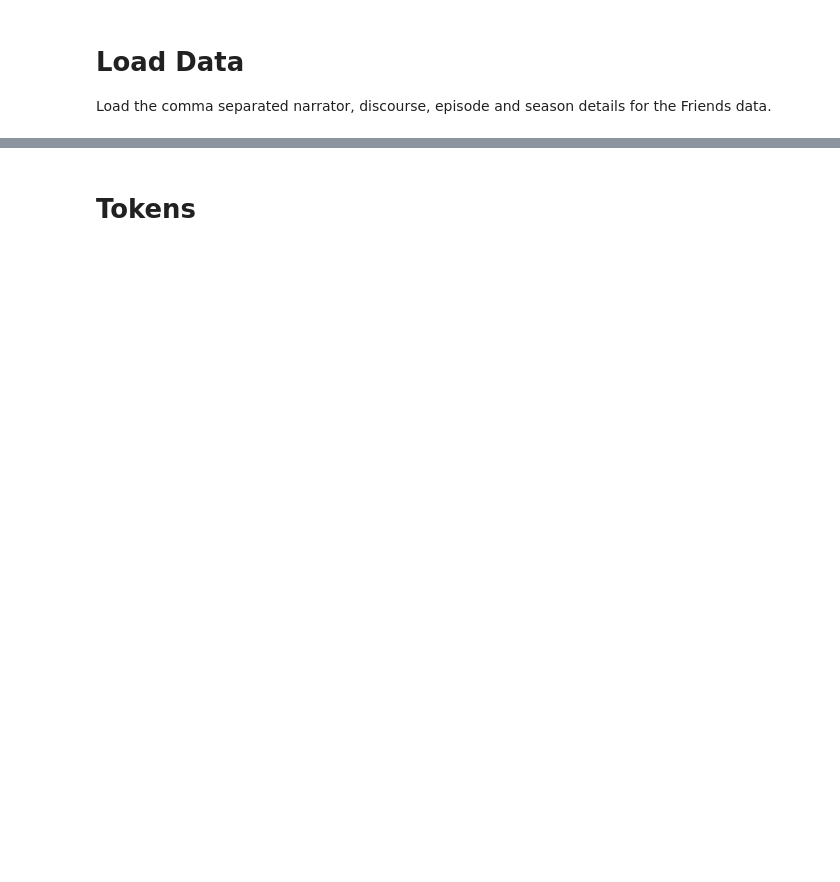
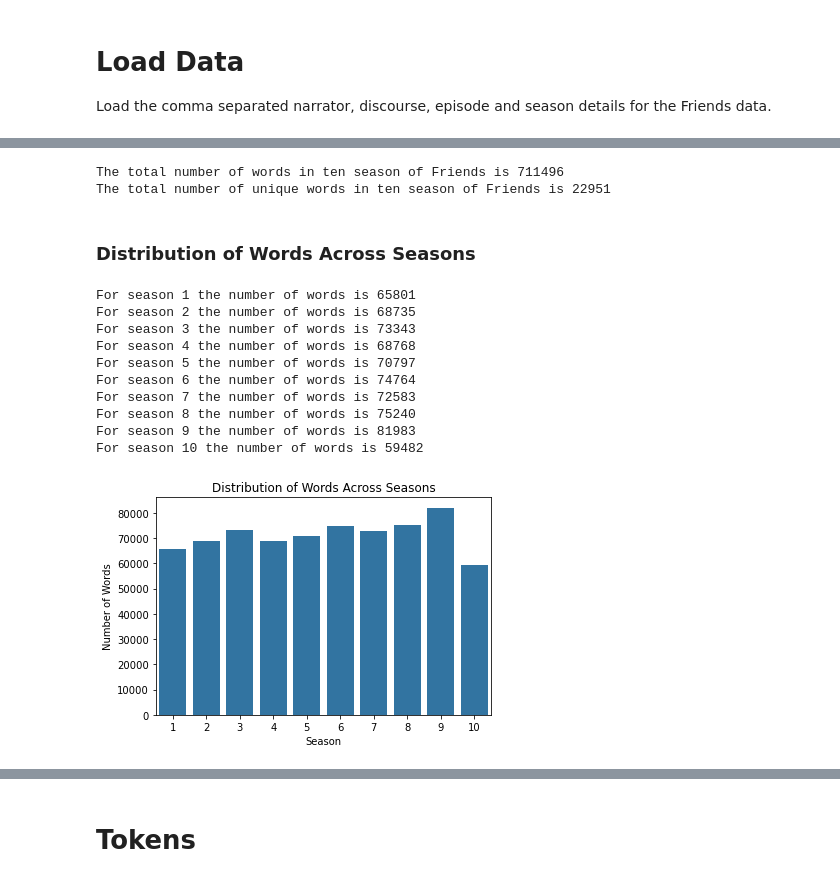
Before and after one commit to courtois-neuromod/friends.stimuli, a Jupyter notebook: language_annotations/Friends_Transcripts_Analysis.ipynb, the cells around one changed output, grey strips where cells are left out. Drawn from its saved outputs; the diff is of its cells as text; code cells hidden in the pictures; blank space fills up the shorter version.

```diff
--- a/language_annotations/Friends_Transcripts_Analysis.ipynb
+++ b/language_annotations/Friends_Transcripts_Analysis.ipynb
@@ -101,18 +25,4 @@ The total number of unique words in ten season of Friends is 22951
-# %%
-season_word = {}
-season_word_length={}
-season_unique_word = {}
-freq_splits = {}
-word_list= []
-numbers = {}
-complete_narrative =[]
-stop_words = set(stopwords.words('english'))
-
-for season in range(1,11):
-    rslt_df = data[data['season'] == season]
-    narrative = ''.join(rslt_df['line'])
-    docwords = re.findall('\w+', narrative)
-    season_word[season] = docwords
-    season_unique_word[season] = set(re.findall(r'\w+', narrative, re.UNICODE))
-    freq_splits[season] = FreqDist(docwords)
-    complete_narrative += docwords
+# %%
+# load the csv file for the transcript from the original dvs
+datapath= "original_friends_transcripts.csv"
+seasons, corpus, episodes, data =  load_csv_file(datapath)
@@ -118,0 +33,39 @@ for season in range(1,11):
+# %%
+words, unique_words = word_characteristics(data)
+print(f"The total number of words in ten season of Friends is {len(words)}")
+print(f"The total number of unique words in ten season of Friends is {len(unique_words)}")
+# %% [output]
+The total number of words in ten season of Friends is 711496
+The total number of unique words in ten season of Friends is 22951
+# %% [markdown]
+### Distribution of Words Across Seasons
+# %%
+season_word, season_unique_word, freq_splits, unique_res, frequent_word_list, frequency_word_list, outlaws, = word_statistics(data)
+
+
+season_length = len(season_word)
+word_season_counts ={}
+for season in range(1,season_length+1):
+  print(f"For season {season} the number of words is {len(season_word[season])}")
+  word_season_counts[season] = len(season_word[season])
+
+value = pd.DataFrame({"Season": word_season_counts.keys(), "Words": word_season_counts.values()})
+
+plot_corpus_characteristics(value,
+                           title = "Distribution of Words Across Seasons",
+                           xlabel=  "Season",
+                           ylabel = "Number of Words",
+                           tilt= False, type = "bar"
+                           )
+# %% [output]
+For season 1 the number of words is 65801
+For season 2 the number of words is 68735
+For season 3 the number of words is 73343
+For season 4 the number of words is 68768
+For season 5 the number of words is 70797
+For season 6 the number of words is 74764
+For season 7 the number of words is 72583
+For season 8 the number of words is 75240
+For season 9 the number of words is 81983
+For season 10 the number of words is 59482
+[figure, added]
```
Also changed, not shown: parts of 67 cells of this notebook, 2 other files.
